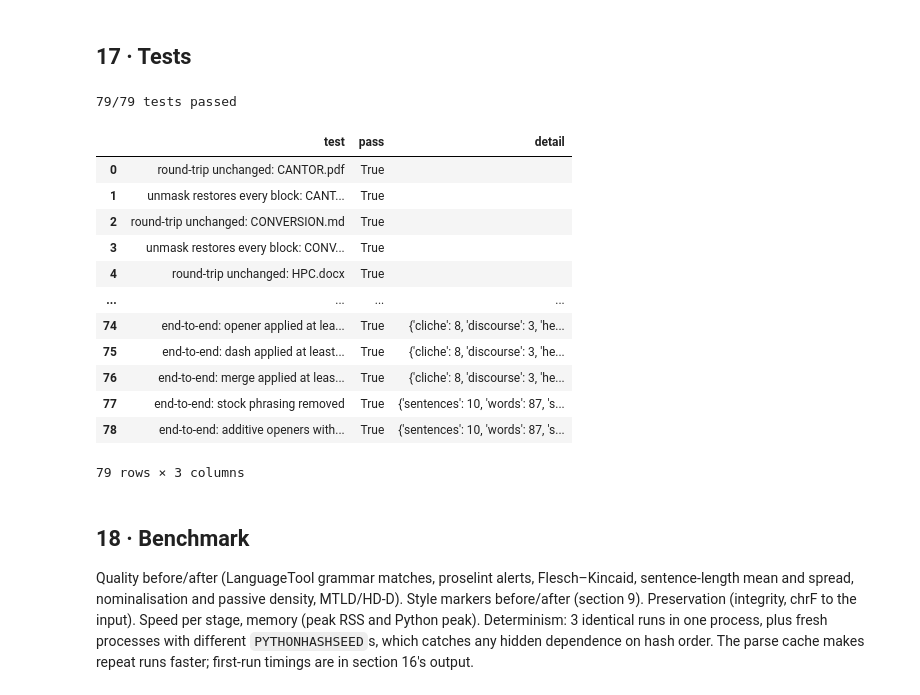
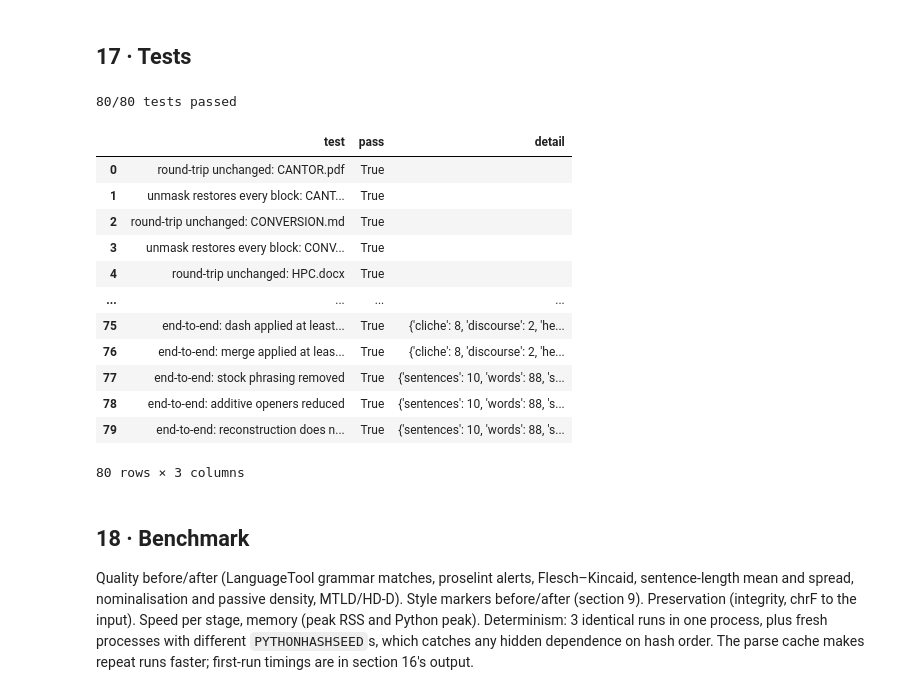
Before and after one commit to saifahmedarfi/DNWE-Sapienzer, a Jupyter notebook: DNWE_2.ipynb, the cells around one changed output. Cells and saved outputs as stored; diff of their text form; code cells hidden in the pictures.

```diff
--- a/DNWE_2.ipynb
+++ b/DNWE_2.ipynb
@@ -1608,10 +1608,26 @@ def plan_humanizer(sents_by_block, block_plan, markers, mode, intensity):
             i = index[(c[0], c[1].idx)]
             gaps = [abs(i - j) for j in conn_pos if j != i]
             return (min(gaps) if gaps else 99, i)        # closest neighbour first, then document order
-        for bid, s in sorted(cands, key=crowding)[:len(cands) - allowed]:
+        def opens_with(bid, i):
+            """First word of sentence i of block bid once the planned drops are applied."""
+            ss = sents_by_block[bid]
+            if not 0 <= i < len(ss):
+                return None
+            s = ss[i]
+            m = _starts_with(s, ADDITIVE_OPENERS) if (bid, s.idx) in hp.thin else 0
+            return s.toks[m + 1 if m else 0].text.lower()
+        kept_for_variety = 0
+        for bid, s in sorted(cands, key=crowding):
+            if len(cands) - len(hp.thin) <= allowed:
+                break
             hp.thin.add((bid, s.idx))
+            new = opens_with(bid, s.idx)
+            if new in (opens_with(bid, s.idx - 1), opens_with(bid, s.idx + 1)):
+                hp.thin.discard((bid, s.idx))      # "Moreover, it ... Furthermore, it ..." -> "It ... It ..."
+                kept_for_variety += 1
         hp.notes.append(f"{len(cands)} additive openers for {n} sentences (target {tg['additive_per_100s'] * k:g}/100): "
-                        f"plan drops {len(hp.thin)}")
+                        f"plan drops {len(hp.thin)}" + (f", keeps {kept_for_variety} that would leave two sentences "
+                                                        f"opening with the same word" if kept_for_variety else ""))
 
     # 2 · summary openers that repeat the section heading
     for bid, s in all_s:
@@ -1648,7 +1664,9 @@ def plan_humanizer(sents_by_block, block_plan, markers, mode, intensity):
         if "merge" not in block_plan[bid][1]:
             continue
         budget = max(1, len(ss) // 4)
-        elig = [(i, i + 1) for i in range(len(ss) - 1) if merge_eligible(ss[i], ss[i + 1])]
+        # the merged sentence opens like ss[i]; it must not then sit next to a sentence that opens the same way
+        elig = [(i, i + 1) for i in range(len(ss) - 1) if merge_eligible(ss[i], ss[i + 1])
+                and not (i + 2 < len(ss) and _opener_word(ss[i + 2]) == _opener_word(ss[i]))]
         chosen, used = [], set()
         for i, j in sorted(elig, key=lambda p: (_nwords(ss[p[0]]) + _nwords(ss[p[1]]), p[0])):
             if len(chosen) >= budget or i in used or j in used:
@@ -3537,41 +3567,43 @@ except RuntimeError as e:
 SAMPLE = """Introduction
 
 In today's fast-paced world, data quality plays a crucial role in machine learning. The framework leverages a myriad of signals to detect errors. The framework is designed for large corpora. Moreover, it showcases a seamless integration with existing pipelines. Furthermore, it can potentially reduce annotation costs. Additionally, the system delves into the intricate relationships between labels.
 
 The model achieves strong results. It uses a small encoder. The model runs on a single GPU. The model was evaluated after the training had converged. Our approach — a lightweight filter — runs before training. We don't rely on any external service.
 """
 with _tf.TemporaryDirectory() as td:
     p = Path(td) / "sample.txt"; p.write_text(SAMPLE, encoding="utf-8")
     runs = [process(p, "academic", "balanced", write=False) for _ in range(2)]
 _, recs_e2e, _, rep_e2e = runs[0]
 check("end-to-end: integrity holds", rep_e2e["integrity"]["ok"], rep_e2e["integrity"])
 check("end-to-end: identical output on a second run", runs[0][3]["new_masked"] == runs[1][3]["new_masked"])
 fams_applied = Counter(r.family for r in recs_e2e if r.status == "applied")
 for fam in ("cliche", "hedge_stack", "register", "discourse", "opener", "dash", "merge"):
     check(f"end-to-end: {fam} applied at least once", fams_applied[fam] >= 1, dict(fams_applied))
 sa = rep_e2e["style_after"]
 check("end-to-end: stock phrasing removed", sa["stock_per_1k"] == 0, sa)
-check("end-to-end: additive openers within target", rep_e2e["style_check"]["after"]["additive_per_100s"][2], sa)
+check("end-to-end: additive openers reduced", sa["additive_per_100s"] < rep_e2e["style_before"]["additive_per_100s"], sa)
+check("end-to-end: reconstruction does not increase opener repetition",
+      sa["opener_repeat_rate"] <= rep_e2e["style_before"]["opener_repeat_rate"], sa)
 
 TESTS = pd.DataFrame(RESULTS)
 print(f"{TESTS['pass'].sum()}/{len(TESTS)} tests passed")
 assert TESTS["pass"].all(), TESTS[~TESTS["pass"]].to_string()
 TESTS
 # %% [output]
-79/79 tests passed
+80/80 tests passed
 |  | test | pass | detail |
 | 0 | round-trip unchanged: CANTOR.pdf | True |  |
 | 1 | unmask restores every block: CANT... | True |  |
 | 2 | round-trip unchanged: CONVERSION.md | True |  |
 | 3 | unmask restores every block: CONV... | True |  |
 | 4 | round-trip unchanged: HPC.docx | True |  |
 | ... | ... | ... | ... |
-| 74 | end-to-end: opener applied at lea... | True | {'cliche': 8, 'discourse': 3, 'he... |
-| 75 | end-to-end: dash applied at least... | True | {'cliche': 8, 'discourse': 3, 'he... |
-| 76 | end-to-end: merge applied at leas... | True | {'cliche': 8, 'discourse': 3, 'he... |
-| 77 | end-to-end: stock phrasing removed | True | {'sentences': 10, 'words': 87, 's... |
-| 78 | end-to-end: additive openers with... | True | {'sentences': 10, 'words': 87, 's... |
+| 75 | end-to-end: dash applied at least... | True | {'cliche': 8, 'discourse': 2, 'he... |
+| 76 | end-to-end: merge applied at leas... | True | {'cliche': 8, 'discourse': 2, 'he... |
+| 77 | end-to-end: stock phrasing removed | True | {'sentences': 10, 'words': 88, 's... |
+| 78 | end-to-end: additive openers reduced | True | {'sentences': 10, 'words': 88, 's... |
+| 79 | end-to-end: reconstruction does n... | True | {'sentences': 10, 'words': 88, 's... |
-79 rows × 3 columns
+80 rows × 3 columns
 # %% [markdown]
 ## 18 · Benchmark
 Quality before/after (LanguageTool grammar matches, proselint alerts, Flesch–Kincaid, sentence-length mean and spread, nominalisation and passive density, MTLD/HD-D). Style markers before/after (section 9). Preservation (integrity, chrF to the input). Speed per stage, memory (peak RSS and Python peak). Determinism: 3 identical runs in one process, plus fresh processes with different `PYTHONHASHSEED`s, which catches any hidden dependence on hash order. The parse cache makes repeat runs faster; first-run timings are in section 16's output.
```
Also changed, not shown: parts of 6 cells of this notebook, 6 other files.
